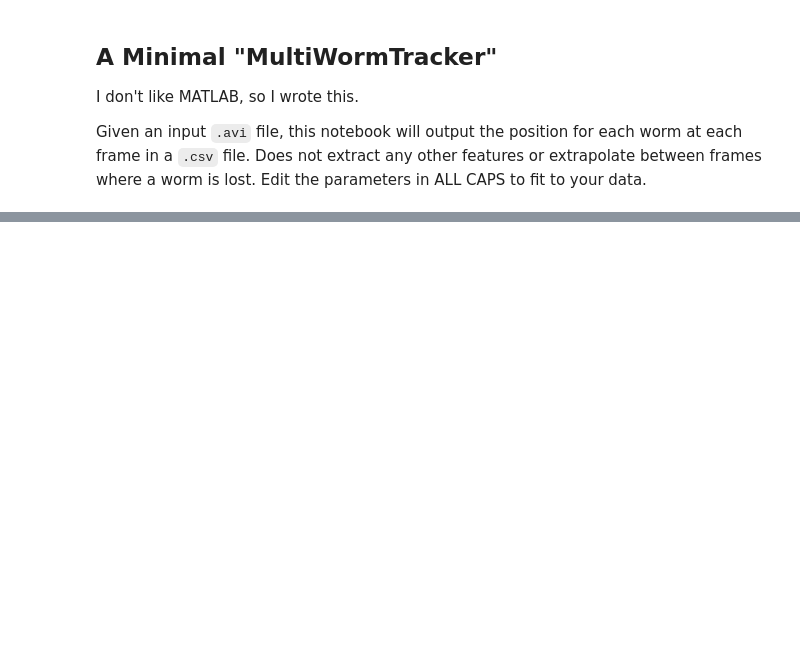
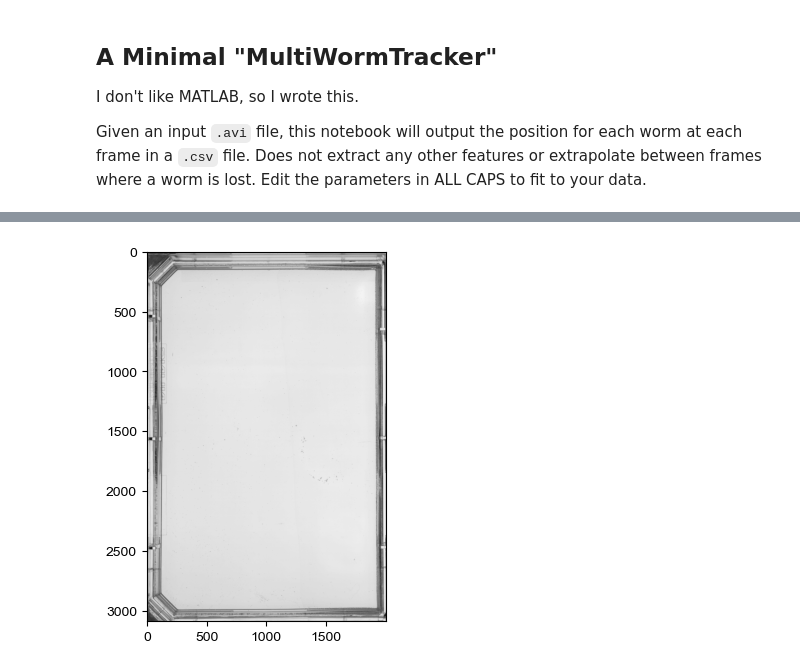
Before and after one commit to azwang10/multi-worm-tracker, a Jupyter notebook: multiwormtracker.ipynb, the cells around one changed output, grey strips where cells are left out. Cells and saved outputs as stored; diff of their text form; code cells hidden in the pictures; blank space fills up the shorter version.

```diff
--- a/multiwormtracker.ipynb
+++ b/multiwormtracker.ipynb
@@ -13,9 +17,9 @@ The notebook requires a scratch directory with a lot of storage that will be fil
 # %%
 #EDIT, filenames with spaces don't quite work and so please replace with underscores first
-INPUT_AVI = '/Volumes/UNTITLED/8.8.24_leaving_assay_N2_2.avi'
-SCRATCH_PATH = '/Volumes/UNTITLED'
+INPUT_AVI = '/Volumes/DATA/082924_n2_3h-starve-patch.avi'
+SCRATCH_PATH = '/Volumes/DATA'
 OUTPUT_PATH = '/Users/albertwang/Desktop'
-FRAME_LIMIT = None
+FRAME_LIMIT = None #if you'd like to process only N number of frames, otherwise keep as None to process the whole video
 
 if not os.path.isfile(INPUT_AVI):
     raise FileNotFoundError()
@@ -26,0 +35,6 @@ scratch_dir
+# %%
+%%time
+
+#make_mask(INPUT_AVI, scratch_dir, FRAME_LIMIT)
+mask = get_and_show_mask(scratch_dir)
+# %% [output]
@@ -26,0 +43 @@ scratch_dir
+[figure, added]
```
Also changed, not shown: parts of 26 cells of this notebook, 2 other files.
